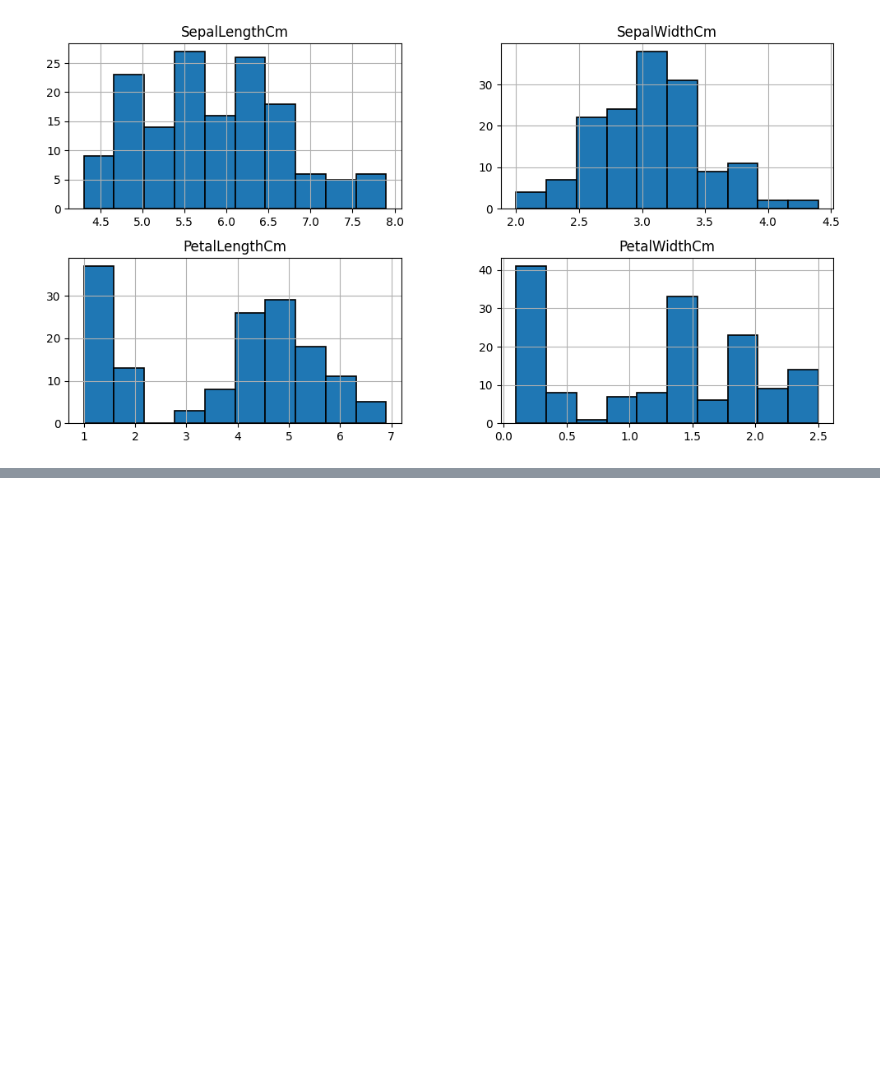
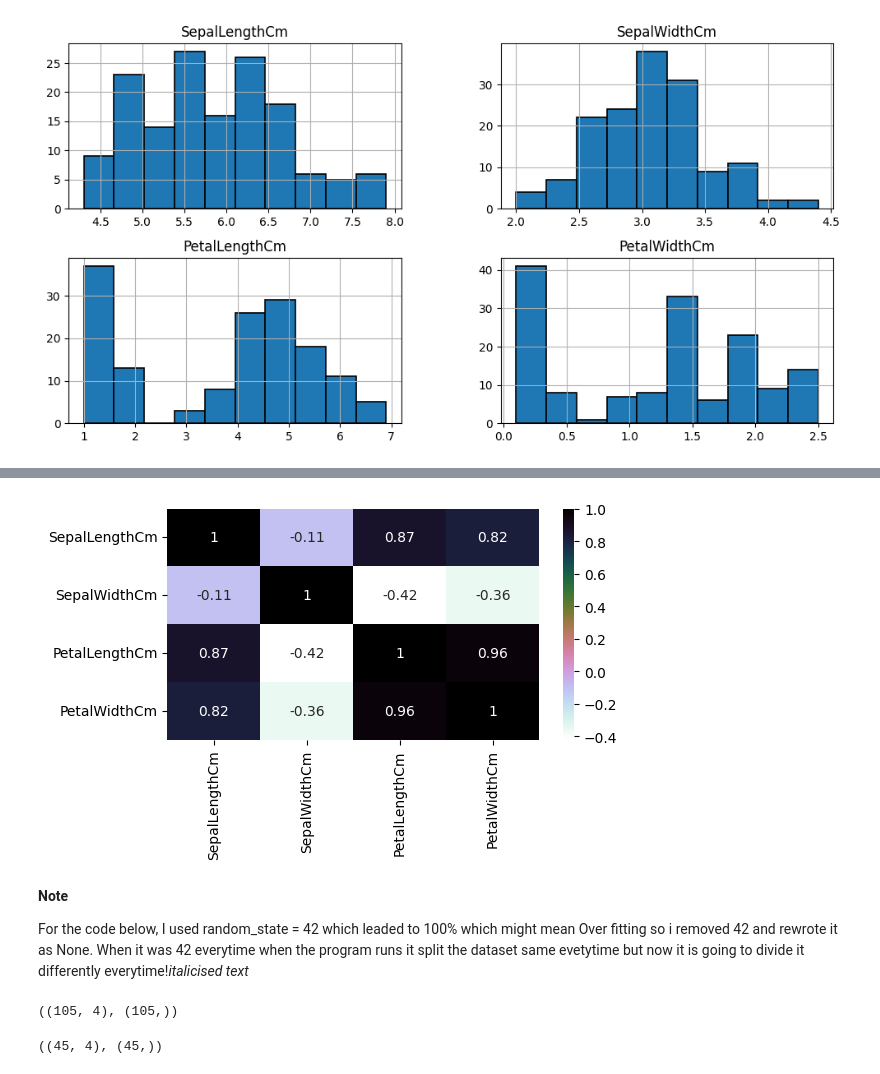
Before and after one commit to Enkhamgalan1230/CO559-ML-DL-Group-project, a Jupyter notebook: GroupProj.ipynb, the cells around one changed output, grey strips where cells are left out. Saved outputs shown, nothing was run; the diff lists cells and outputs as text; code cells hidden in the pictures; blank space fills up the shorter version.

```diff
--- a/GroupProj.ipynb
+++ b/GroupProj.ipynb
@@ -98,0 +136,11 @@ plt.show()
+# %%
+# draws  heatmap with input as the correlation matrix
+plt.figure(figsize=(6,3))
+sns.heatmap(iris.corr(numeric_only=True), annot=True, cmap='cubehelix_r')
+plt.show()
+# %% [output]
+[figure, added]
+# %% [markdown]
+**Note**
+
+For the code below, I used random_state = 42 which leaded to 100% which might mean Over fitting so i removed 42 and rewrote it as None. When it was 42 everytime when the program runs it split the dataset same evetytime but now it is going to divide it differently everytime!*italicised text*
@@ -98,0 +160,8 @@ plt.show()
+# %%
+train_X.shape, train_Y.shape
+# %% [output]
+((105, 4), (105,))
+# %%
+test_X.shape, test_Y.shape
+# %% [output]
+((45, 4), (45,))
```
Also changed, not shown: parts of 36 cells of this notebook.
